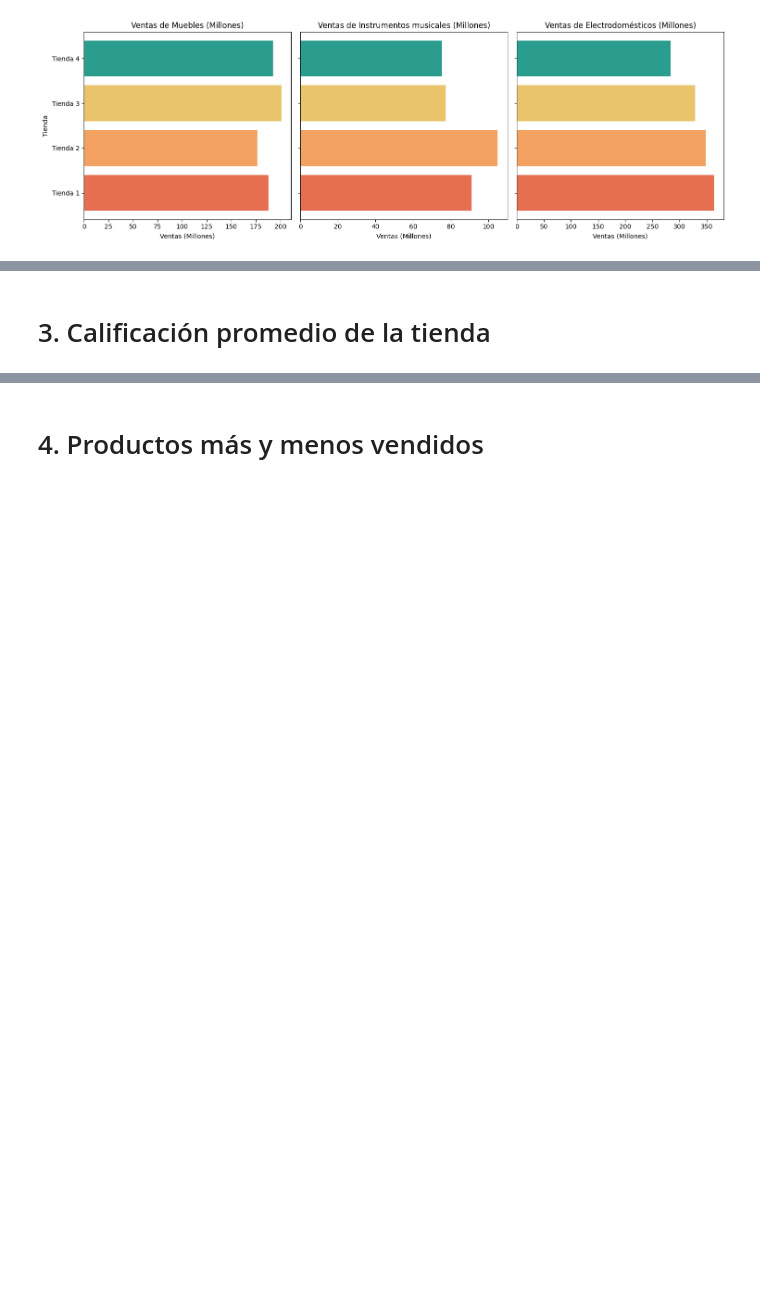
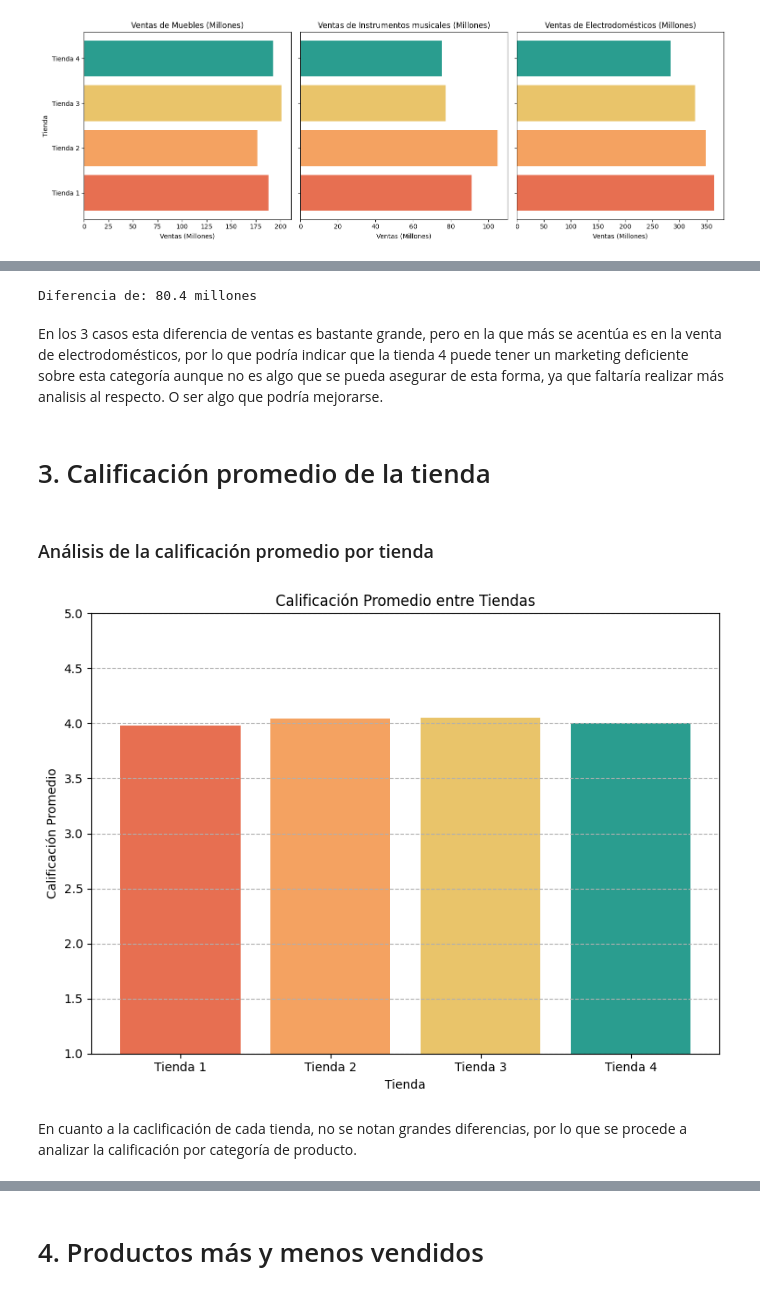
Before and after one commit to Karen-13C/Challenge_Modelado_de_datos_con_Python, a Jupyter notebook: AluraStoreLatam.ipynb, the cells around one changed output, grey strips where cells are left out. Cells and saved outputs as stored; diff of their text form; code cells hidden in the pictures; blank space fills up the shorter version.

Commit message:
Calificacion promedio por tienda parte 1

```diff
--- a/AluraStoreLatam.ipynb
+++ b/AluraStoreLatam.ipynb
@@ -167,2 +199,43 @@ plt.show()
+# %%
+# Diferencia
+print(f'Diferencia de: {((ventas_categoria_t1['Electrodomésticos'] -
+                          ventas_categoria_t4['Electrodomésticos'])/1000000):.1f} millones')
+# %% [output]
+Diferencia de: 80.4 millones
+# %% [markdown]
+En los 3 casos esta diferencia de ventas es bastante grande, pero en la que más se acentúa es en la venta de electrodomésticos, por lo que podría indicar que la tienda 4 puede tener un marketing deficiente sobre esta categoría aunque no es algo que se pueda asegurar de esta forma, ya que faltaría realizar más analisis al respecto. O ser algo que podría mejorarse.
 # %% [markdown]
 # 3. Calificación promedio de la tienda
+# %% [markdown]
+### Análisis de la calificación promedio por tienda
+# %%
+calificacion_tienda1 = round(tienda1.Calificación.mean(), 2)
+calificacion_tienda2 = round(tienda2.Calificación.mean(), 2)
+calificacion_tienda3 = round(tienda3.Calificación.mean(), 2)
+calificacion_tienda4 = round(tienda4.Calificación.mean(), 2)
+# %%
+dic_calificaciones_promedio = {
+    'Tienda 1': calificacion_tienda1,
+    'Tienda 2': calificacion_tienda2,
+    'Tienda 3': calificacion_tienda3,
+    'Tienda 4': calificacion_tienda4
+}
+
+nombres_tiendas = list(dic_calificaciones_promedio.keys())
+promedios_calificacion = list(dic_calificaciones_promedio.values())
+max1 = tienda1.Calificación.max()
+min1 = tienda1.Calificación.min()
+
+plt.figure(figsize=(8, 6))
+plt.bar(nombres_tiendas, promedios_calificacion, color=['#e76f51', '#f4a261', '#e9c46a', '#2a9d8f'])
+plt.xlabel('Tienda')
+plt.ylabel('Calificación Promedio')
+plt.title('Calificación Promedio entre Tiendas')
+plt.ylim(min1, max1)
+plt.grid(axis='y', linestyle='--')
+plt.tight_layout()
+plt.show()
+# %% [output]
+[figure, added]
+# %% [markdown]
+En cuanto a la caclificación de cada tienda, no se notan grandes diferencias, por lo que se procede a analizar la calificación por categoría de producto.
```
Also changed, not shown: parts of 18 cells of this notebook.
